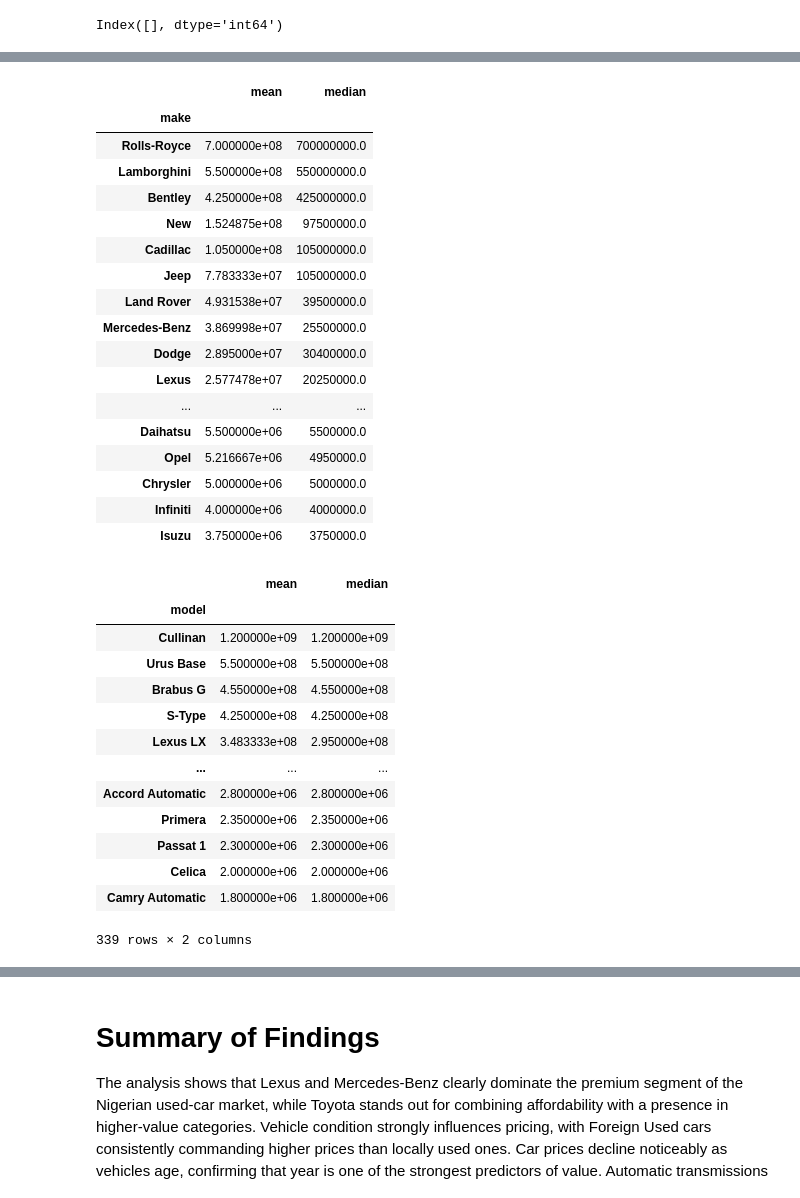
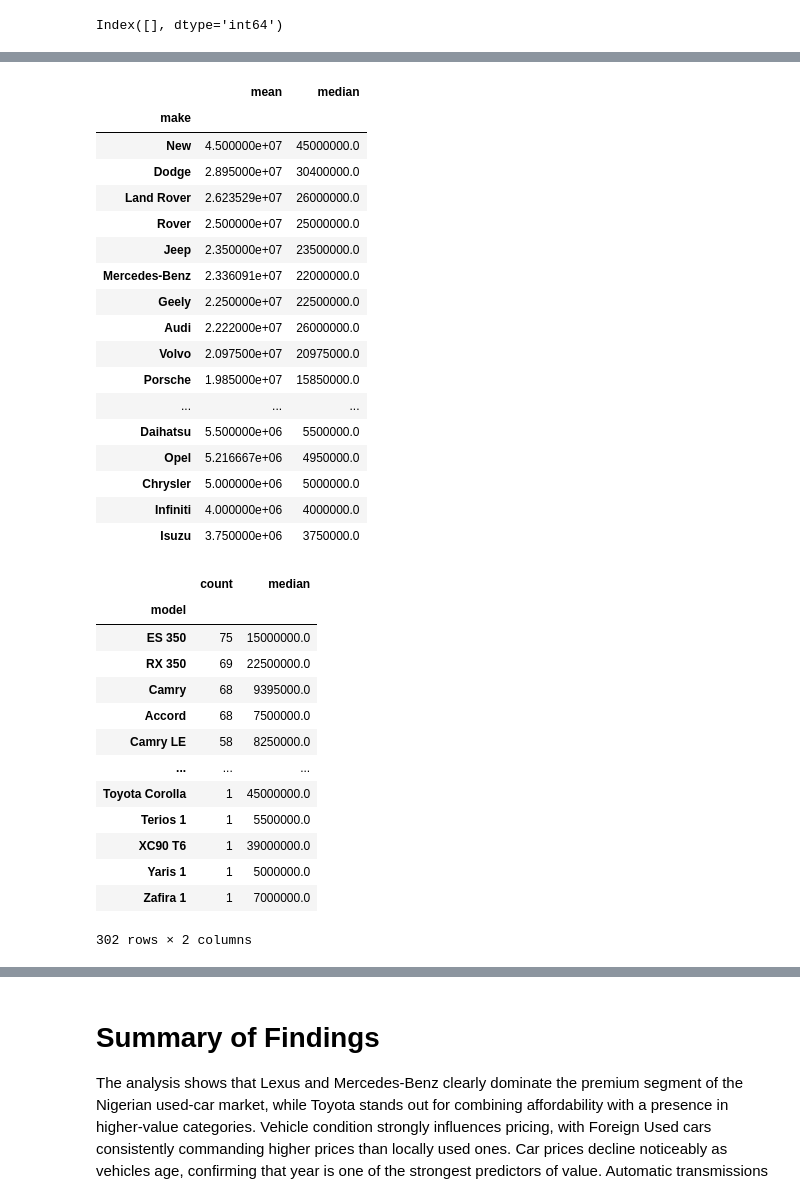
Before and after one commit to kwiver/used_car_jiji, a Jupyter notebook: used_car.ipynb, the cells around one changed output, grey strips where cells are left out. Cells and saved outputs as stored; diff of their text form; code cells hidden in the pictures.

```diff
--- a/used_car.ipynb
+++ b/used_car.ipynb
@@ -106,3 +106,5 @@ upper_bound = q3 + 1.5 * iqr
 
 outliers = ((num_cols < lower_bound) | (num_cols > upper_bound))
 outliers.sum()
+
+df = df.drop(df[df["price"] > 50000000].index)
@@ -256,16 +254,16 @@ price_make
 # %% [output]
 |  | mean | median |
 | make |  |  |
-| Rolls-Royce | 7.000000e+08 | 700000000.0 |
-| Lamborghini | 5.500000e+08 | 550000000.0 |
-| Bentley | 4.250000e+08 | 425000000.0 |
-| New | 1.524875e+08 | 97500000.0 |
-| Cadillac | 1.050000e+08 | 105000000.0 |
-| Jeep | 7.783333e+07 | 105000000.0 |
-| Land Rover | 4.931538e+07 | 39500000.0 |
-| Mercedes-Benz | 3.869998e+07 | 25500000.0 |
+| New | 4.500000e+07 | 45000000.0 |
 | Dodge | 2.895000e+07 | 30400000.0 |
-| Lexus | 2.577478e+07 | 20250000.0 |
+| Land Rover | 2.623529e+07 | 26000000.0 |
+| Rover | 2.500000e+07 | 25000000.0 |
+| Jeep | 2.350000e+07 | 23500000.0 |
+| Mercedes-Benz | 2.336091e+07 | 22000000.0 |
+| Geely | 2.250000e+07 | 22500000.0 |
+| Audi | 2.222000e+07 | 26000000.0 |
+| Volvo | 2.097500e+07 | 20975000.0 |
+| Porsche | 1.985000e+07 | 15850000.0 |
 | ... | ... | ... |
 | Daihatsu | 5.500000e+06 | 5500000.0 |
 | Opel | 5.216667e+06 | 4950000.0 |
@@ -274,24 +272,24 @@ price_make
 | Isuzu | 3.750000e+06 | 3750000.0 |
 # %%
 # by model
-price_model = df.groupby("model")["price"].agg(['mean', 'median'])
-price_model = price_model.sort_values(by="mean", ascending=False)
+price_model = df.groupby("model")["price"].agg(['count', 'median'])
+price_model = price_model.sort_values(by="count", ascending=False)
 price_model
 # %% [output]
-|  | mean | median |
+|  | count | median |
 | model |  |  |
-| Cullinan | 1.200000e+09 | 1.200000e+09 |
-| Urus Base | 5.500000e+08 | 5.500000e+08 |
-| Brabus G | 4.550000e+08 | 4.550000e+08 |
-| S-Type | 4.250000e+08 | 4.250000e+08 |
-| Lexus LX | 3.483333e+08 | 2.950000e+08 |
+| ES 350 | 75 | 15000000.0 |
+| RX 350 | 69 | 22500000.0 |
+| Camry | 68 | 9395000.0 |
+| Accord | 68 | 7500000.0 |
+| Camry LE | 58 | 8250000.0 |
 | ... | ... | ... |
-| Accord Automatic | 2.800000e+06 | 2.800000e+06 |
-| Primera | 2.350000e+06 | 2.350000e+06 |
-| Passat 1 | 2.300000e+06 | 2.300000e+06 |
-| Celica | 2.000000e+06 | 2.000000e+06 |
-| Camry Automatic | 1.800000e+06 | 1.800000e+06 |
+| Toyota Corolla | 1 | 45000000.0 |
+| Terios 1 | 1 | 5500000.0 |
+| XC90 T6 | 1 | 39000000.0 |
+| Yaris 1 | 1 | 5000000.0 |
+| Zafira 1 | 1 | 7000000.0 |
-339 rows × 2 columns
+302 rows × 2 columns
 # %%
 # How car condition affect price
 print(df.groupby("condition")["price"].describe())
```
Also changed, not shown: parts of 9 cells of this notebook, 1 other file.
